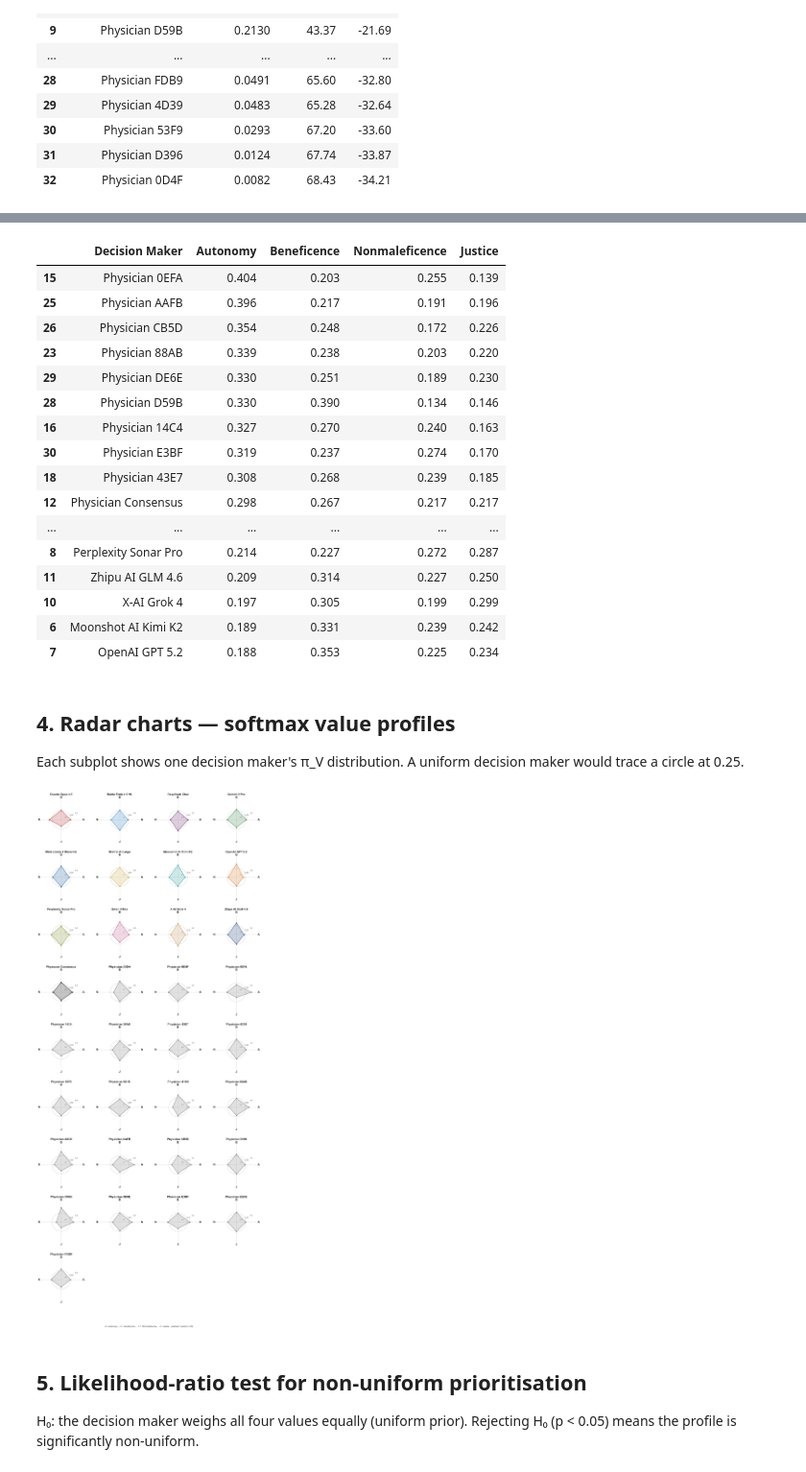
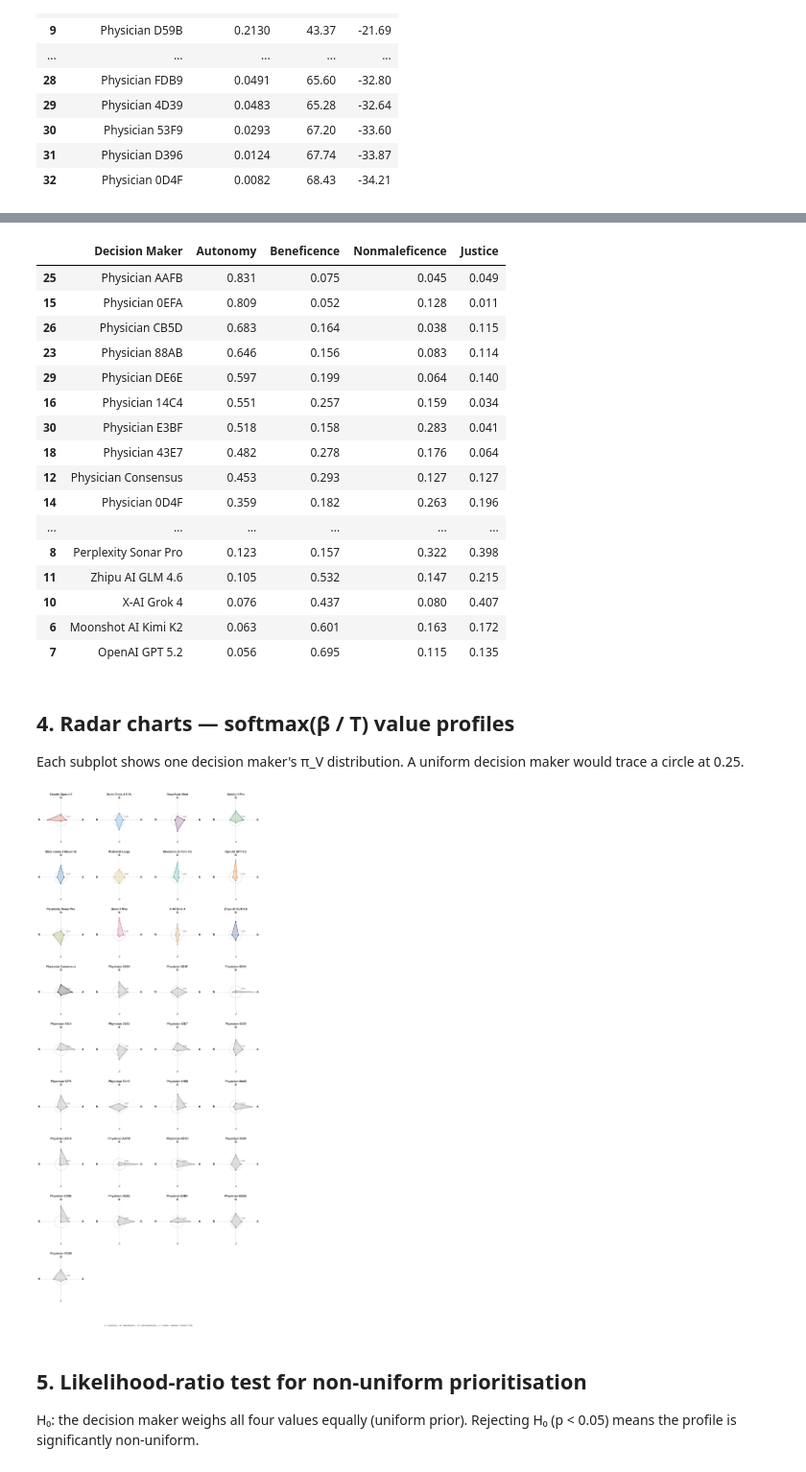
Before and after one commit to payalchandak/ValueBench, a Jupyter notebook: src/analysis/value_profiles.ipynb, the cells around one changed output, grey strips where cells are left out. Shown at 96% size. Cells and saved outputs as stored; diff of their text form; code cells hidden in the pictures.

```diff
--- a/src/analysis/value_profiles.ipynb
+++ b/src/analysis/value_profiles.ipynb
@@ -69,6 +70,8 @@ print(f"LLMs: {len(llm_models)}  |  Human participants: {len(human_participants)
 # %% [output]
 Cases: 50
 LLMs: 12  |  Human participants: 20  |  Total decision makers: 33
+# %%
+TEMPERATURE = 0.25
 # %% [markdown]
 ## 1. Fit value weight profiles
 
@@ -136,7 +139,7 @@ over the four values using softmax(β).
 # %%
 profiles = {}
 for model, res in vw_results.items():
-    profiles[model] = softmax_profile(res.coefficients)
+    profiles[model] = softmax_profile(res.coefficients, temperature=TEMPERATURE)
 
 profile_rows = []
 for model, pi in profiles.items():
@@ -148,24 +151,24 @@ profile_df = pd.DataFrame(profile_rows)
 profile_df.sort_values(by="Autonomy", ascending=False)
 # %% [output]
 |  | Decision Maker | Autonomy | Beneficence | Nonmaleficence | Justice |
-| 15 | Physician 0EFA | 0.404 | 0.203 | 0.255 | 0.139 |
-| 25 | Physician AAFB | 0.396 | 0.217 | 0.191 | 0.196 |
-| 26 | Physician CB5D | 0.354 | 0.248 | 0.172 | 0.226 |
-| 23 | Physician 88AB | 0.339 | 0.238 | 0.203 | 0.220 |
-| 29 | Physician DE6E | 0.330 | 0.251 | 0.189 | 0.230 |
-| 28 | Physician D59B | 0.330 | 0.390 | 0.134 | 0.146 |
-| 16 | Physician 14C4 | 0.327 | 0.270 | 0.240 | 0.163 |
-| 30 | Physician E3BF | 0.319 | 0.237 | 0.274 | 0.170 |
-| 18 | Physician 43E7 | 0.308 | 0.268 | 0.239 | 0.185 |
-| 12 | Physician Consensus | 0.298 | 0.267 | 0.217 | 0.217 |
+| 25 | Physician AAFB | 0.831 | 0.075 | 0.045 | 0.049 |
+| 15 | Physician 0EFA | 0.809 | 0.052 | 0.128 | 0.011 |
+| 26 | Physician CB5D | 0.683 | 0.164 | 0.038 | 0.115 |
+| 23 | Physician 88AB | 0.646 | 0.156 | 0.083 | 0.114 |
+| 29 | Physician DE6E | 0.597 | 0.199 | 0.064 | 0.140 |
+| 16 | Physician 14C4 | 0.551 | 0.257 | 0.159 | 0.034 |
+| 30 | Physician E3BF | 0.518 | 0.158 | 0.283 | 0.041 |
+| 18 | Physician 43E7 | 0.482 | 0.278 | 0.176 | 0.064 |
+| 12 | Physician Consensus | 0.453 | 0.293 | 0.127 | 0.127 |
+| 14 | Physician 0D4F | 0.359 | 0.182 | 0.263 | 0.196 |
 | ... | ... | ... | ... | ... | ... |
-| 8 | Perplexity Sonar Pro | 0.214 | 0.227 | 0.272 | 0.287 |
-| 11 | Zhipu AI GLM 4.6 | 0.209 | 0.314 | 0.227 | 0.250 |
-| 10 | X-AI Grok 4 | 0.197 | 0.305 | 0.199 | 0.299 |
-| 6 | Moonshot AI Kimi K2 | 0.189 | 0.331 | 0.239 | 0.242 |
-| 7 | OpenAI GPT 5.2 | 0.188 | 0.353 | 0.225 | 0.234 |
+| 8 | Perplexity Sonar Pro | 0.123 | 0.157 | 0.322 | 0.398 |
+| 11 | Zhipu AI GLM 4.6 | 0.105 | 0.532 | 0.147 | 0.215 |
+| 10 | X-AI Grok 4 | 0.076 | 0.437 | 0.080 | 0.407 |
+| 6 | Moonshot AI Kimi K2 | 0.063 | 0.601 | 0.163 | 0.172 |
+| 7 | OpenAI GPT 5.2 | 0.056 | 0.695 | 0.115 | 0.135 |
 # %% [markdown]
-## 4. Radar charts — softmax value profiles
+## 4. Radar charts — softmax(β / T) value profiles
 
 Each subplot shows one decision maker's π_V distribution.
 A uniform decision maker would trace a circle at 0.25.
@@ -203,39 +206,39 @@ theta_circle = np.linspace(0, 2 * np.pi, 100)
 short_labels = ["A", "B", "N", "J"]
 
 for i, model in enumerate(models_to_plot):
     ax = axes[i]
     pi = profiles[model]
     vals = [pi[v] for v in VALUE_NAMES] + [pi[VALUE_NAMES[0]]]
     color = _color_for(model)
 
-    ax.set_ylim(0, 0.55)
-    ax.set_yticks([0.1, 0.25, 0.4])
-    ax.set_yticklabels(["0.1", "0.25", "0.4"], fontsize=9, color="#555555")
+    ax.set_ylim(0, .8)
+    ax.set_yticks([0.25])
+    ax.set_yticklabels(["0.25"], fontsize=9, color="#555555")
     ax.yaxis.grid(False)
     ax.xaxis.grid(True, color="#aaaaaa", linewidth=0.5)
 
     ax.plot(theta_circle, [0.25] * 100, color="#888888", lw=0.7, ls="--", zorder=1)
 
     ax.plot(angles, vals, marker="o", markersize=5, lw=1.8, color=color, zorder=3)
     ax.fill(angles, vals, alpha=0.25, color=color, zorder=2)
 
     ax.set_thetagrids(np.degrees(angles[:-1]), [""] * num_vars)
     for angle, label in zip(angles[:-1], short_labels):
-        ax.text(angle, 0.60, label, fontsize=14, ha="center", va="center", fontweight="bold")
+        ax.text(angle, .9, label, fontsize=14, ha="center", va="center", fontweight="bold")
 
     ax.spines["polar"].set_visible(False)
-    ax.set_title(get_display_name(model), fontsize=14, fontweight="bold", pad=20)
+    ax.set_title(get_display_name(model), fontsize=14, fontweight="bold", pad=25)
 
 for j in range(n, len(axes)):
     axes[j].set_visible(False)
 
 fig.text(0.5, -0.01,
          "A = Autonomy  |  B = Beneficence  |  N = Nonmaleficence  |  J = Justice   (dashed = uniform 0.25)",
          ha="center", fontsize=10, style="italic")
 plt.tight_layout(rect=[0, 0.03, 1, 1], h_pad=3.0)
 plt.show()
 # %% [output]
-[figure, old version]
+[figure, new version]
 # %% [markdown]
 ## 5. Likelihood-ratio test for non-uniform prioritisation
 
```
Also changed, not shown: parts of 9 cells of this notebook, 2 other files.
